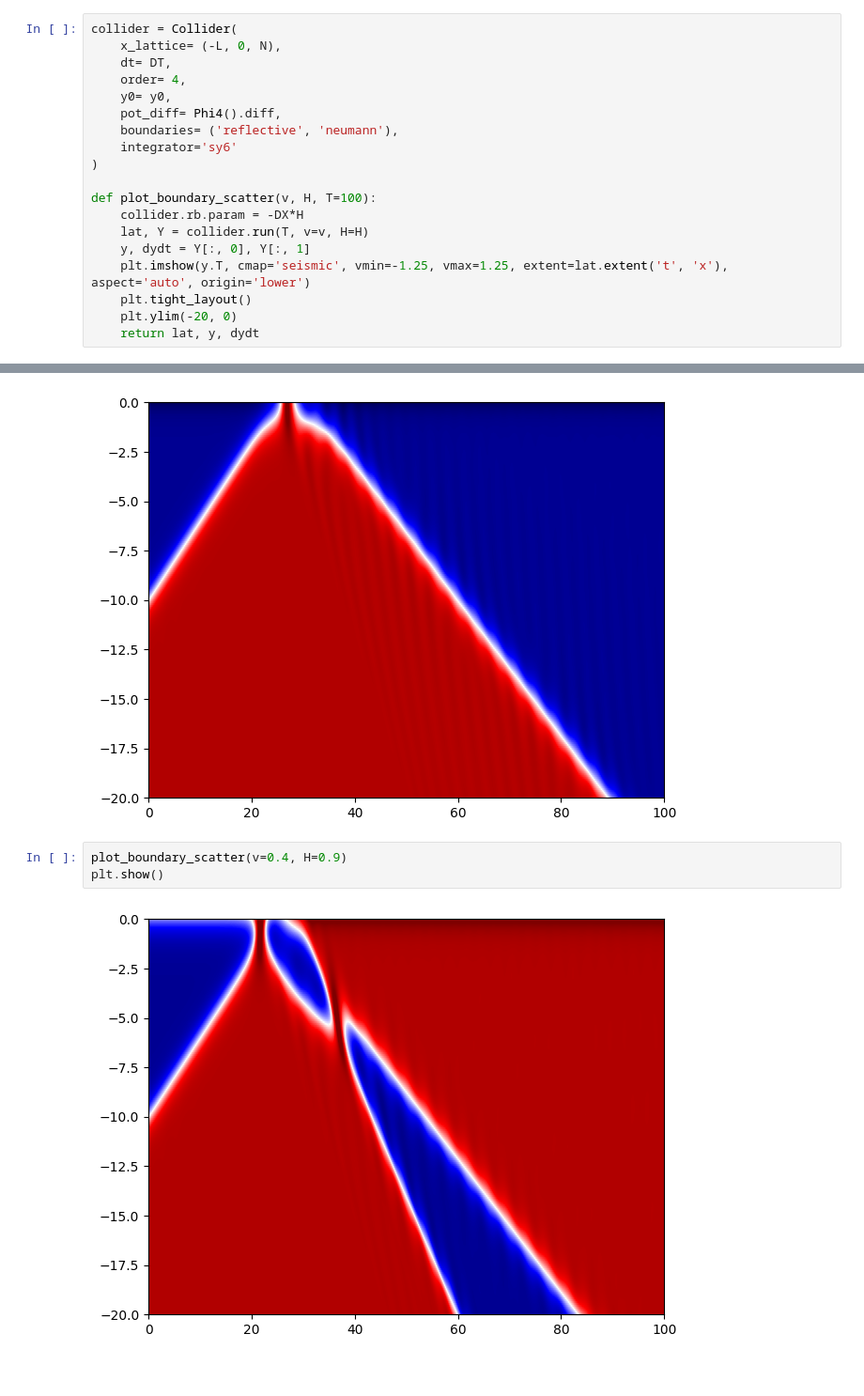
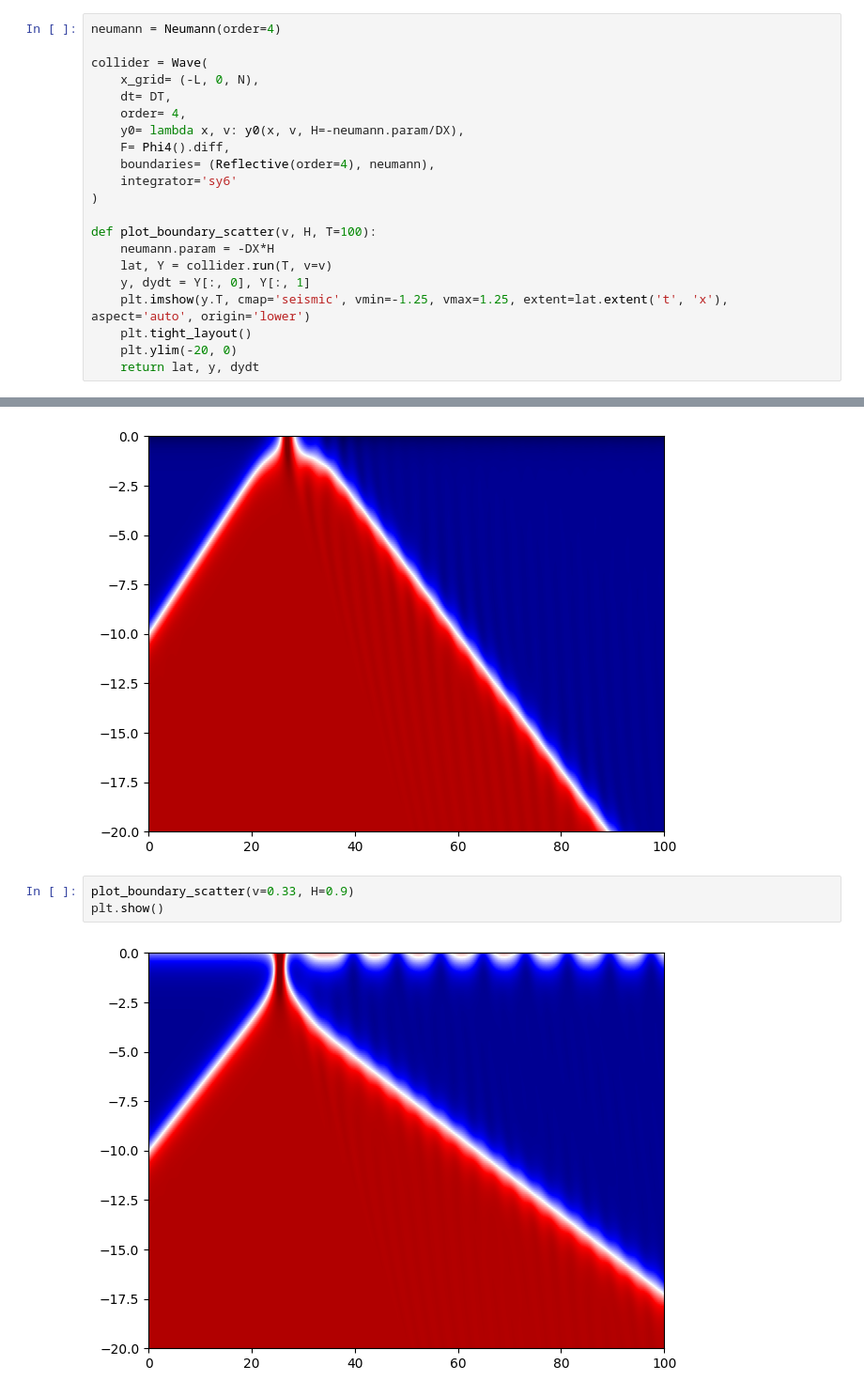
Before and after one commit to JairoSSantos/parallel-kink-scattering, a Jupyter notebook: notebooks/neumann.ipynb, the cells around one changed output, grey strips where cells are left out. Shown at 94% size. Drawn from its saved outputs; the diff is of its cells as text.

Commit message:
Boundaries generalization

```diff
--- a/notebooks/neumann.ipynb
+++ b/notebooks/neumann.ipynb
@@ -48,19 +48,21 @@ plt.show()
 # %% [output]
 [figure]
 # %%
-collider = Collider(
-    x_lattice= (-L, 0, N),
+neumann = Neumann(order=4)
+
+collider = Wave(
+    x_grid= (-L, 0, N),
     dt= DT,
     order= 4,
-    y0= y0,
-    pot_diff= Phi4().diff,
-    boundaries= ('reflective', 'neumann'),
+    y0= lambda x, v: y0(x, v, H=-neumann.param/DX),
+    F= Phi4().diff,
+    boundaries= (Reflective(order=4), neumann),
     integrator='sy6'
 )
 
 def plot_boundary_scatter(v, H, T=100):
-    collider.rb.param = -DX*H
-    lat, Y = collider.run(T, v=v, H=H)
+    neumann.param = -DX*H
+    lat, Y = collider.run(T, v=v)
     y, dydt = Y[:, 0], Y[:, 1]
     plt.imshow(y.T, cmap='seismic', vmin=-1.25, vmax=1.25, extent=lat.extent('t', 'x'), aspect='auto', origin='lower')
     plt.tight_layout()
@@ -103,7 +100,7 @@ plt.show()
 # %% [output]
 [figure]
 # %%
-plot_boundary_scatter(v=0.4, H=0.9)
+plot_boundary_scatter(v=0.33, H=0.9)
 plt.show()
 # %% [output]
-[figure, old version]
+[figure, new version]
```
Also changed, not shown: parts of 3 cells of this notebook, 6 other files.
